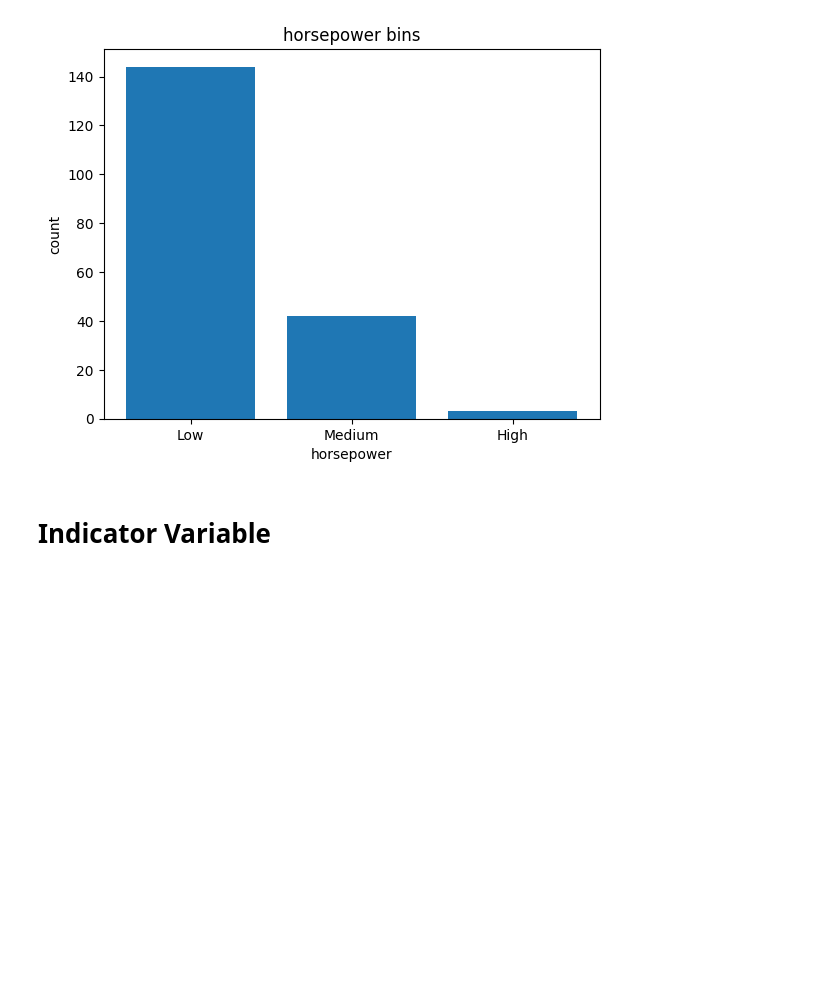
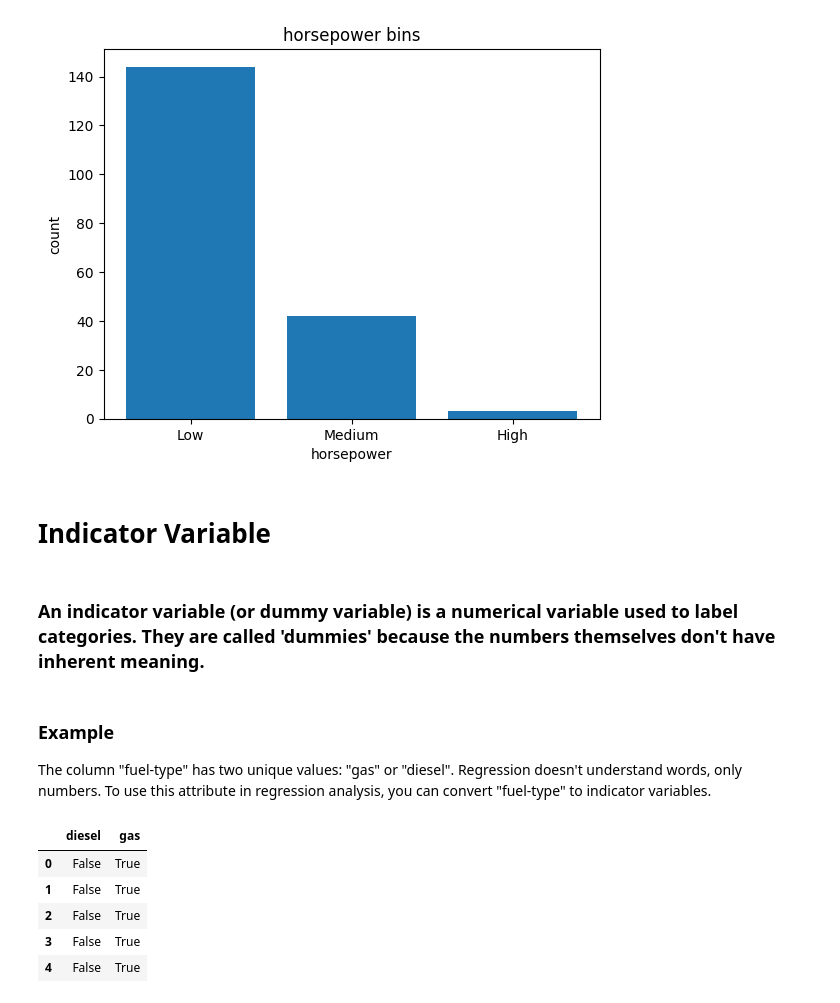
Before and after one commit to nayeem29dse/Car-Data-Analysis, a Jupyter notebook: automobiles_analysis.ipynb, the cells around one changed output. Cells and saved outputs as stored; diff of their text form; code cells hidden in the pictures; blank space fills up the shorter version.

```diff
--- a/automobiles_analysis.ipynb
+++ b/automobiles_analysis.ipynb
@@ -460,3 +460,18 @@ Text(0.5, 1.0, 'horsepower bins')
 [figure]
 # %% [markdown]
 # Indicator Variable
+# %% [markdown]
+### An indicator variable (or dummy variable) is a numerical variable used to label categories. They are called 'dummies' because the numbers themselves don't have inherent meaning.
+# %% [markdown]
+### Example
+The column "fuel-type" has two unique values: "gas" or "diesel". Regression doesn't understand words, only numbers. To use this attribute in regression analysis, you can convert "fuel-type" to indicator variables.
+# %%
+dummy_var1=pd.get_dummies(df['fuel-type'])
+dummy_var1.head()
+# %% [output]
+|  | diesel | gas |
+| 0 | False | True |
+| 1 | False | True |
+| 2 | False | True |
+| 3 | False | True |
+| 4 | False | True |
```
Also changed, not shown: parts of 7 cells of this notebook.
